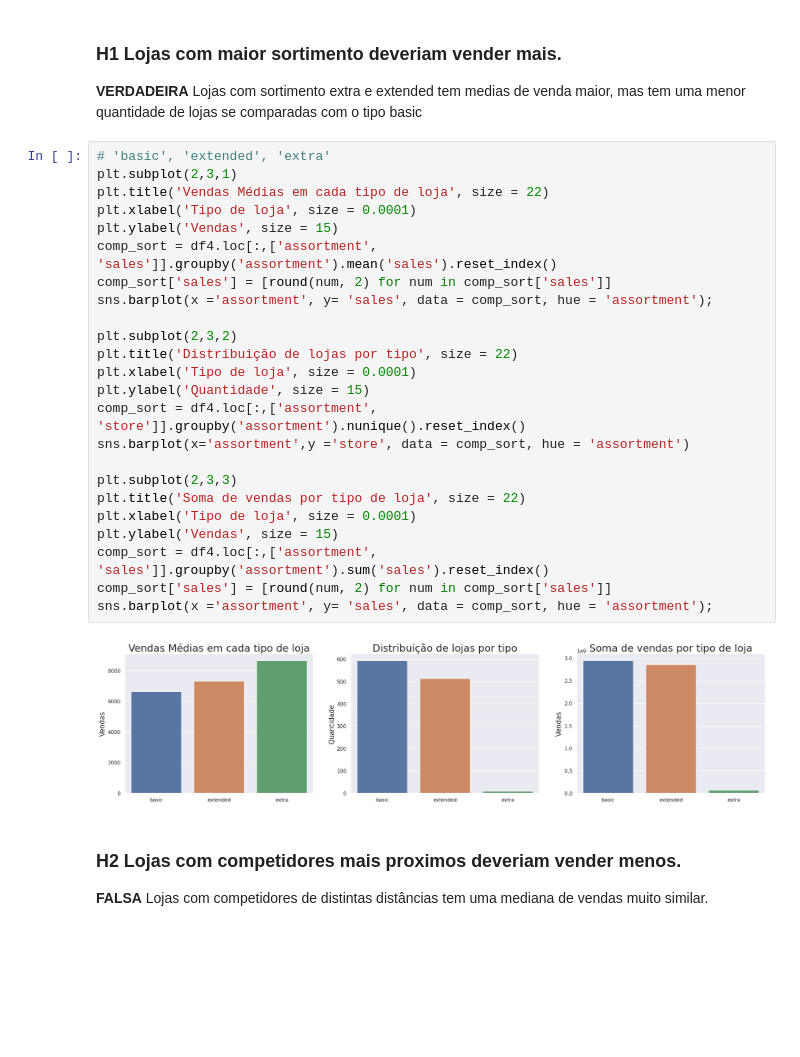
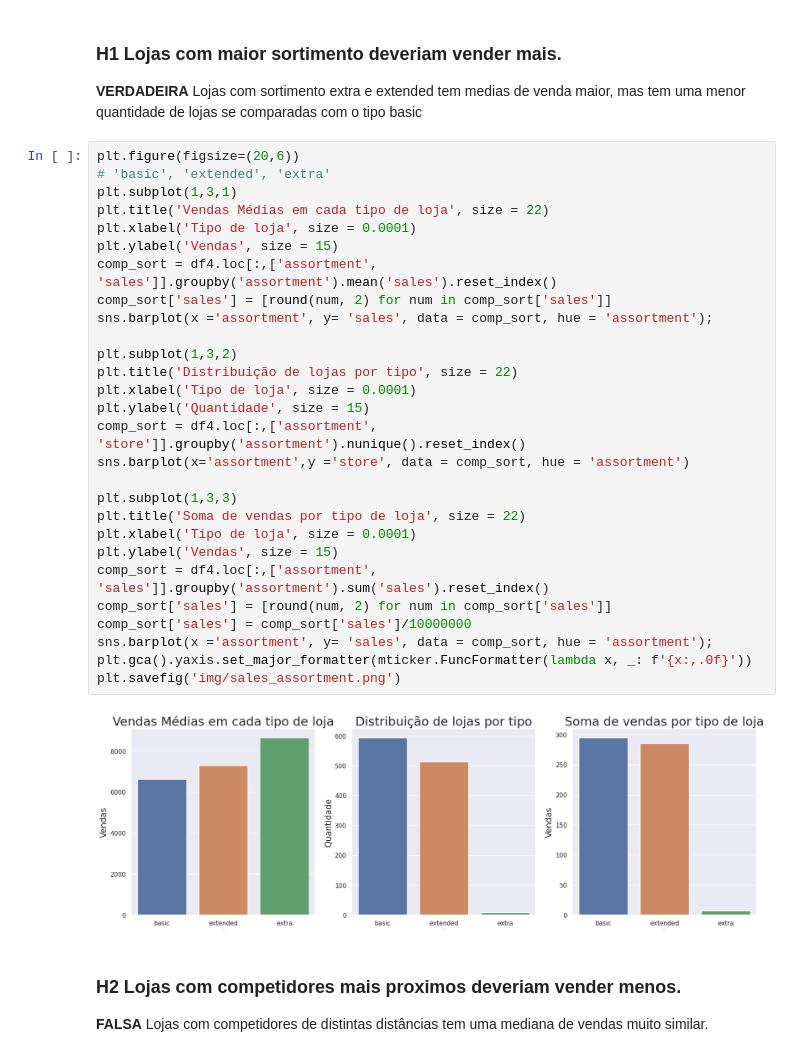
Before and after one commit to RafaelLuckner/ds_em_producao, a Jupyter notebook: m10.ipynb, the cells around one changed output. Drawn from its saved outputs; the diff is of its cells as text; blank space fills up the shorter version.

```diff
--- a/m10.ipynb
+++ b/m10.ipynb
@@ -522,31 +523,35 @@ plt.legend();
 ### H1 Lojas com maior sortimento deveriam vender mais.
 **VERDADEIRA** Lojas com sortimento extra e extended tem medias de venda maior, mas tem uma menor quantidade de lojas se comparadas com o tipo basic
 # %%
+plt.figure(figsize=(20,6))
 # 'basic', 'extended', 'extra'
-plt.subplot(2,3,1)
+plt.subplot(1,3,1)
 plt.title('Vendas Médias em cada tipo de loja', size = 22)
 plt.xlabel('Tipo de loja', size = 0.0001)
 plt.ylabel('Vendas', size = 15)
 comp_sort = df4.loc[:,['assortment', 'sales']].groupby('assortment').mean('sales').reset_index()
 comp_sort['sales'] = [round(num, 2) for num in comp_sort['sales']]
 sns.barplot(x ='assortment', y= 'sales', data = comp_sort, hue = 'assortment');
 
-plt.subplot(2,3,2)
+plt.subplot(1,3,2)
 plt.title('Distribuição de lojas por tipo', size = 22)
 plt.xlabel('Tipo de loja', size = 0.0001)
 plt.ylabel('Quantidade', size = 15)
 comp_sort = df4.loc[:,['assortment', 'store']].groupby('assortment').nunique().reset_index()
 sns.barplot(x='assortment',y ='store', data = comp_sort, hue = 'assortment')
 
-plt.subplot(2,3,3)
+plt.subplot(1,3,3)
 plt.title('Soma de vendas por tipo de loja', size = 22)
 plt.xlabel('Tipo de loja', size = 0.0001)
 plt.ylabel('Vendas', size = 15)
 comp_sort = df4.loc[:,['assortment', 'sales']].groupby('assortment').sum('sales').reset_index()
 comp_sort['sales'] = [round(num, 2) for num in comp_sort['sales']]
+comp_sort['sales'] = comp_sort['sales']/10000000
 sns.barplot(x ='assortment', y= 'sales', data = comp_sort, hue = 'assortment');
+plt.gca().yaxis.set_major_formatter(mticker.FuncFormatter(lambda x, _: f'{x:,.0f}'))
+plt.savefig('img/sales_assortment.png')
 # %% [output]
-[figure, old version]
+[figure, new version]
 # %% [markdown]
 ### H2 Lojas com competidores mais proximos deveriam vender menos.
 **FALSA** Lojas com competidores de distintas distâncias tem uma mediana de vendas muito similar.
```
Also changed, not shown: parts of 26 cells of this notebook, 9 other files.
